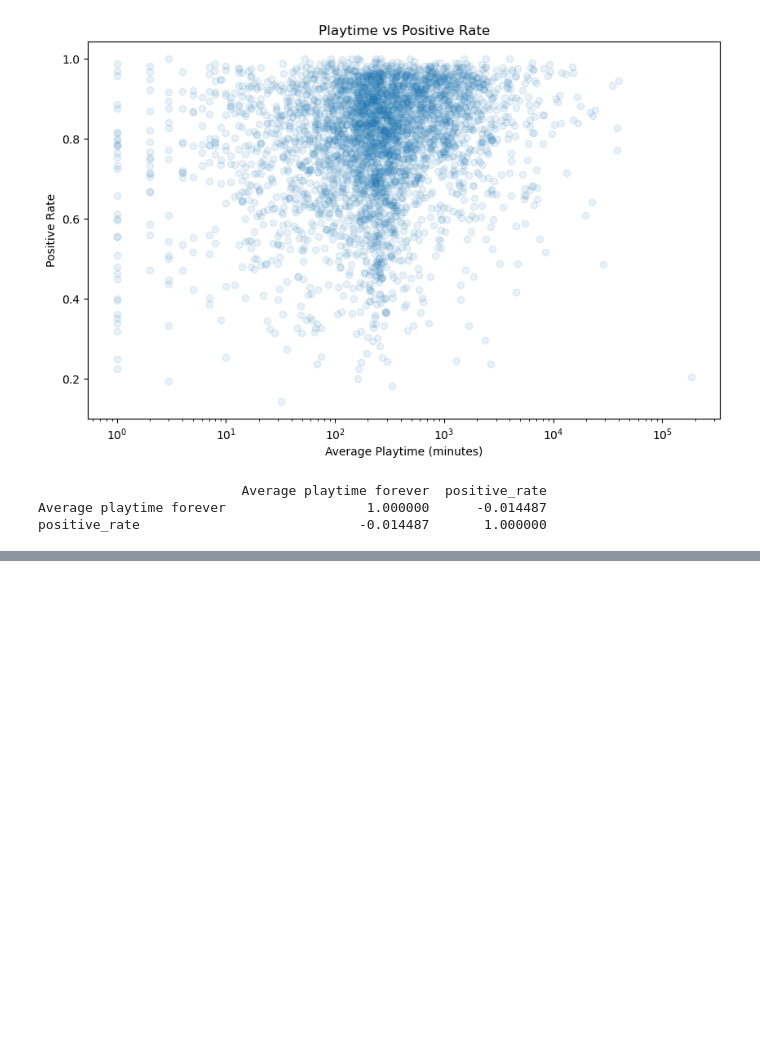
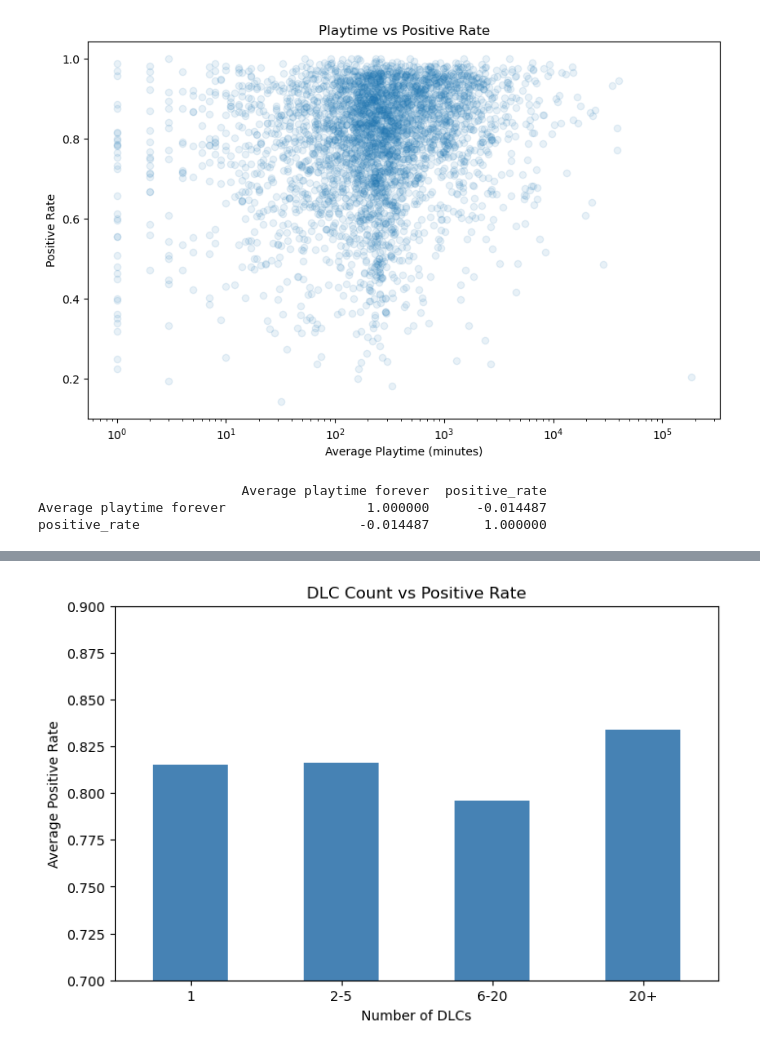
Before and after one commit to Initia1224/steam-games-analysis, a Jupyter notebook: steam_analysis.ipynb, the cells around one changed output, grey strips where cells are left out. Saved outputs shown, nothing was run; the diff lists cells and outputs as text; code cells hidden in the pictures; blank space fills up the shorter version.

```diff
--- a/steam_analysis.ipynb
+++ b/steam_analysis.ipynb
@@ -115,0 +128,18 @@ positive_rate                            -0.014487       1.000000
+# %%
+df_dlc = df_filtered[df_filtered['DiscountDLC count'] > 0].copy()
+df_dlc['dlc_range'] = pd.cut(df_dlc['DiscountDLC count'],
+                              bins=[0, 1, 5, 20, 875],
+                              labels=['1', '2-5', '6-20', '20+'])
+
+avg_by_dlc = df_dlc.groupby('dlc_range', observed=True)['positive_rate'].mean()
+
+plt.figure(figsize=(8, 5))
+avg_by_dlc.plot(kind='bar', color='steelblue')
+plt.xlabel('Number of DLCs')
+plt.ylabel('Average Positive Rate')
+plt.title('DLC Count vs Positive Rate')
+plt.xticks(rotation=0)
+plt.ylim(0.7, 0.9)
+plt.show()
+# %% [output]
+[figure, added]
```
Also changed, not shown: parts of 1 cell of this notebook.
